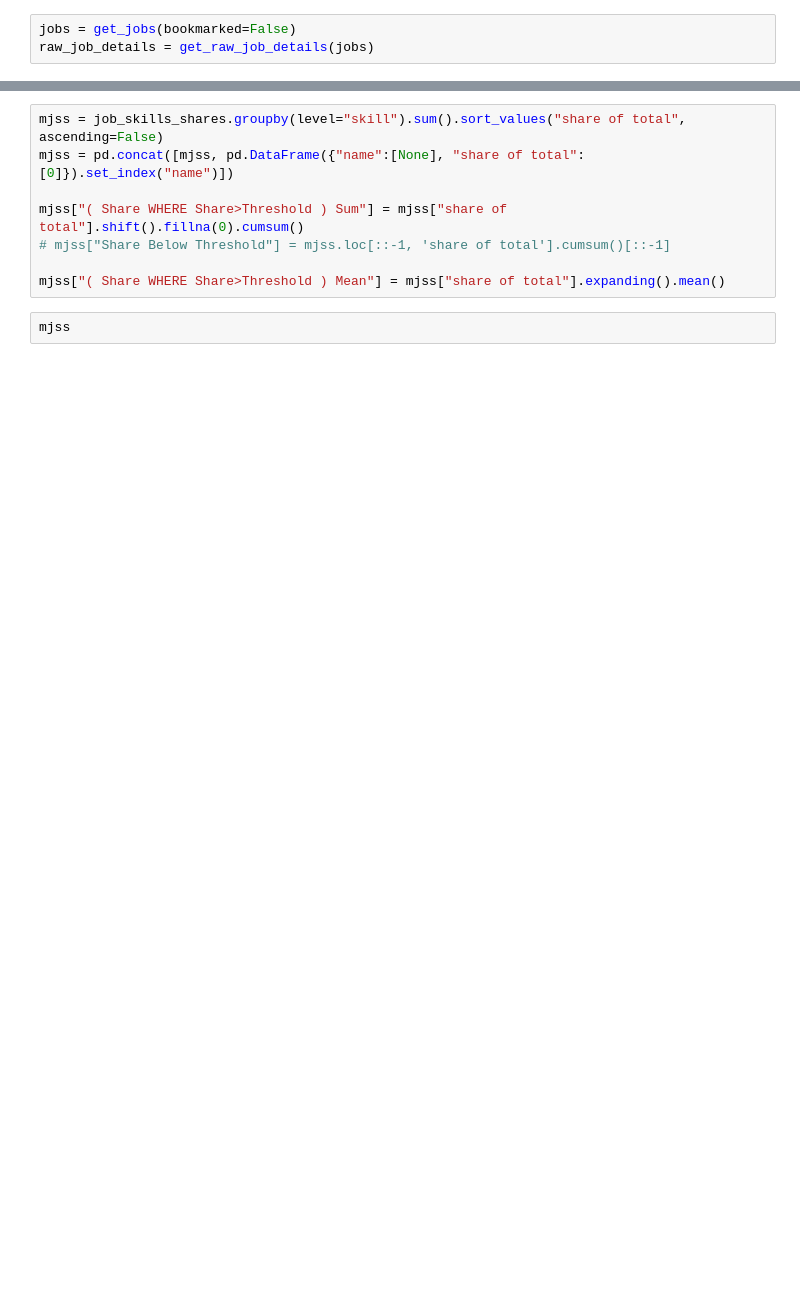
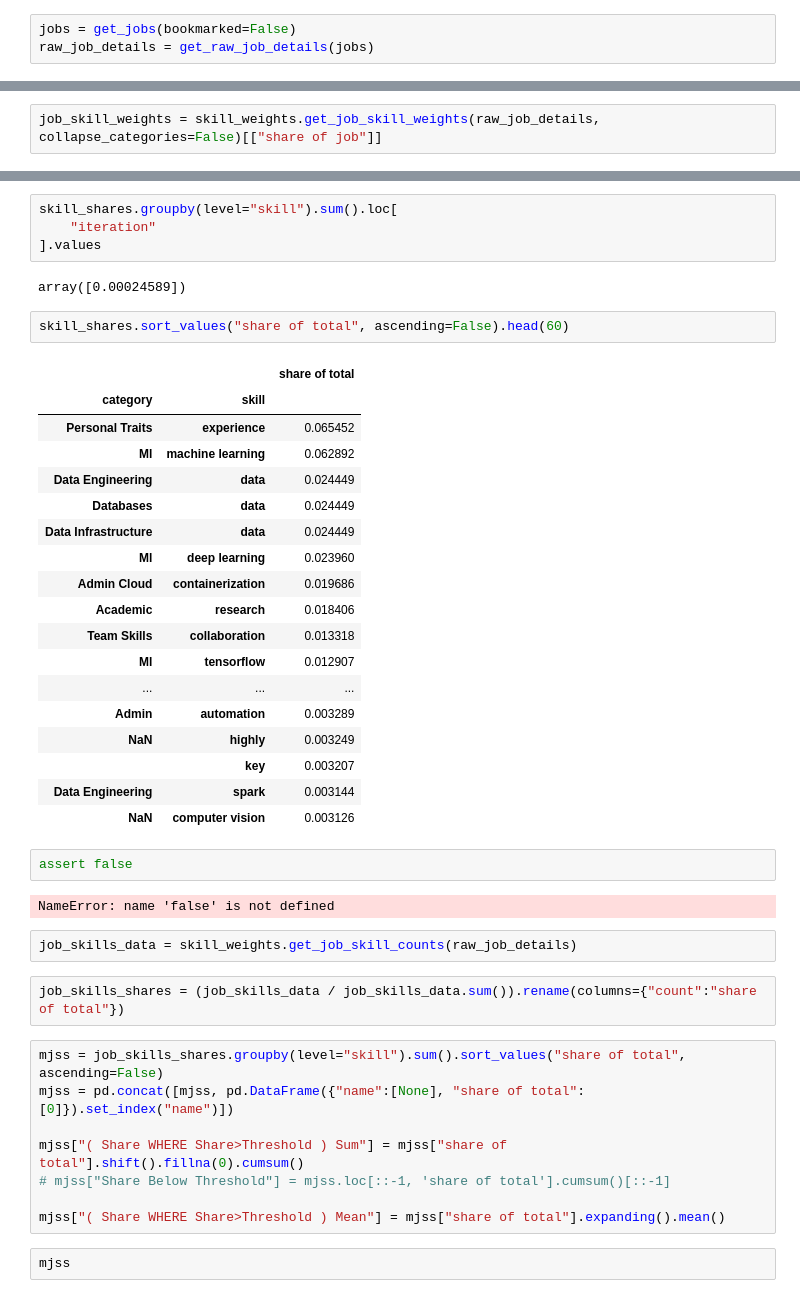
Before and after one commit to FractalMachinist/FractalMachinist.github.io, a Jupyter notebook: investigate_skill_density.ipynb, the cells around one changed output, grey strips where cells are left out. Saved outputs shown, nothing was run; the diff lists cells and outputs as text; blank space fills up the shorter version.

```diff
--- a/investigate_skill_density.ipynb
+++ b/investigate_skill_density.ipynb
@@ -15,0 +11,2 @@ job_skills_shares = (job_skills_data / job_skills_data.sum()).rename(columns={"c
+# %%
+job_skill_weights = skill_weights.get_job_skill_weights(raw_job_details, collapse_categories=False)[["share of job"]]
@@ -16,3 +87,38 @@ job_skills_shares = (job_skills_data / job_skills_data.sum()).rename(columns={"c
+# %%
+skill_shares.groupby(level="skill").sum().loc[
+    "iteration"
+].values
+# %% [output]
+array([0.00024589])
+# %%
+skill_shares.sort_values("share of total", ascending=False).head(60)
+# %% [output]
+|  |  | share of total |
+| category | skill |  |
+| Personal Traits | experience | 0.065452 |
+| Ml | machine learning | 0.062892 |
+| Data Engineering | data | 0.024449 |
+| Databases | data | 0.024449 |
+| Data Infrastructure | data | 0.024449 |
+| Ml | deep learning | 0.023960 |
+| Admin Cloud | containerization | 0.019686 |
+| Academic | research | 0.018406 |
+| Team Skills | collaboration | 0.013318 |
+| Ml | tensorflow | 0.012907 |
+| ... | ... | ... |
+| Admin | automation | 0.003289 |
+| NaN | highly | 0.003249 |
+|  | key | 0.003207 |
+| Data Engineering | spark | 0.003144 |
+| NaN | computer vision | 0.003126 |
+# %%
+assert false
+# %% [output]
+NameError: name 'false' is not defined
+# %%
+job_skills_data = skill_weights.get_job_skill_counts(raw_job_details)
+# %%
+job_skills_shares = (job_skills_data / job_skills_data.sum()).rename(columns={"count":"share of total"})
 # %%
 mjss = job_skills_shares.groupby(level="skill").sum().sort_values("share of total", ascending=False)
 mjss = pd.concat([mjss, pd.DataFrame({"name":[None], "share of total":[0]}).set_index("name")])
```
Also changed, not shown: parts of 13 cells of this notebook, 2 other files.
